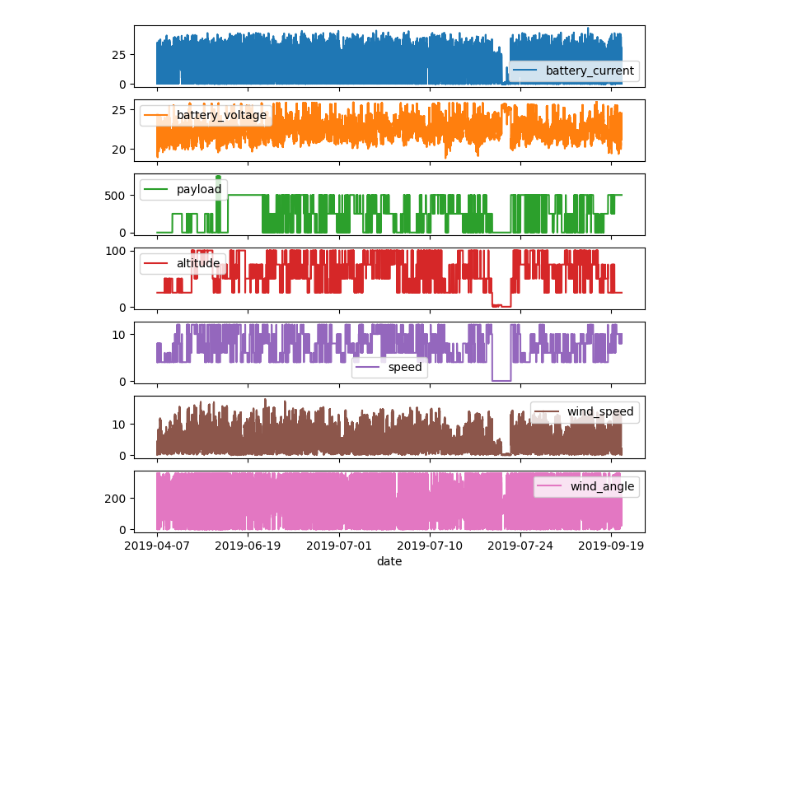
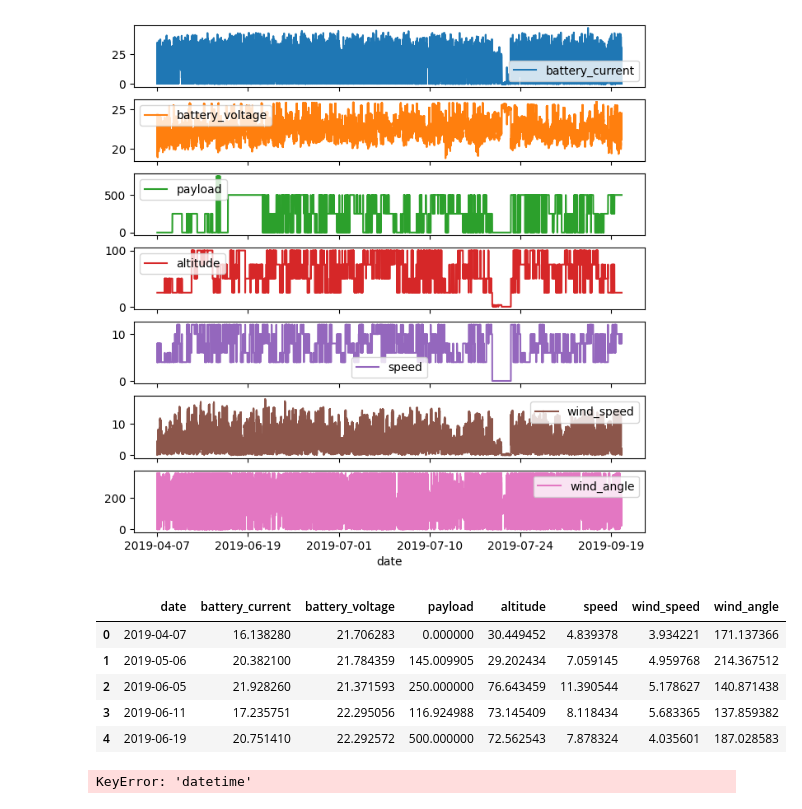
Before and after one commit to caliskate/delivery-drone-flight-predictions, a Jupyter notebook: date_debug.ipynb, the cells around one changed output. Cells and saved outputs as stored; diff of their text form; code cells hidden in the pictures; blank space fills up the shorter version.

```diff
--- a/date_debug.ipynb
+++ b/date_debug.ipynb
@@ -307,2 +307,15 @@ drone_df_edited['date'] = drone_df_edited['datetime'].dt.date
+# %%
+drone_df_edited.head()
+# %% [output]
+|  | date | battery_current | battery_voltage | payload | altitude | speed | wind_speed | wind_angle |
+| 0 | 2019-04-07 | 16.138280 | 21.706283 | 0.000000 | 30.449452 | 4.839378 | 3.934221 | 171.137366 |
+| 1 | 2019-05-06 | 20.382100 | 21.784359 | 145.009905 | 29.202434 | 7.059145 | 4.959768 | 214.367512 |
+| 2 | 2019-06-05 | 21.928260 | 21.371593 | 250.000000 | 76.643459 | 11.390544 | 5.178627 | 140.871438 |
+| 3 | 2019-06-11 | 17.235751 | 22.295056 | 116.924988 | 73.145409 | 8.118434 | 5.683365 | 137.859382 |
+| 4 | 2019-06-19 | 20.751410 | 22.292572 | 500.000000 | 72.562543 | 7.878324 | 4.035601 | 187.028583 |
+# %%
+pd.to_datetime(drone_df_edited['datetime'])
+# %% [output]
+KeyError: 'datetime'
 # %%
 drone_df_edited.datetime[0]
```
Also changed, not shown: parts of 16 cells of this notebook.
